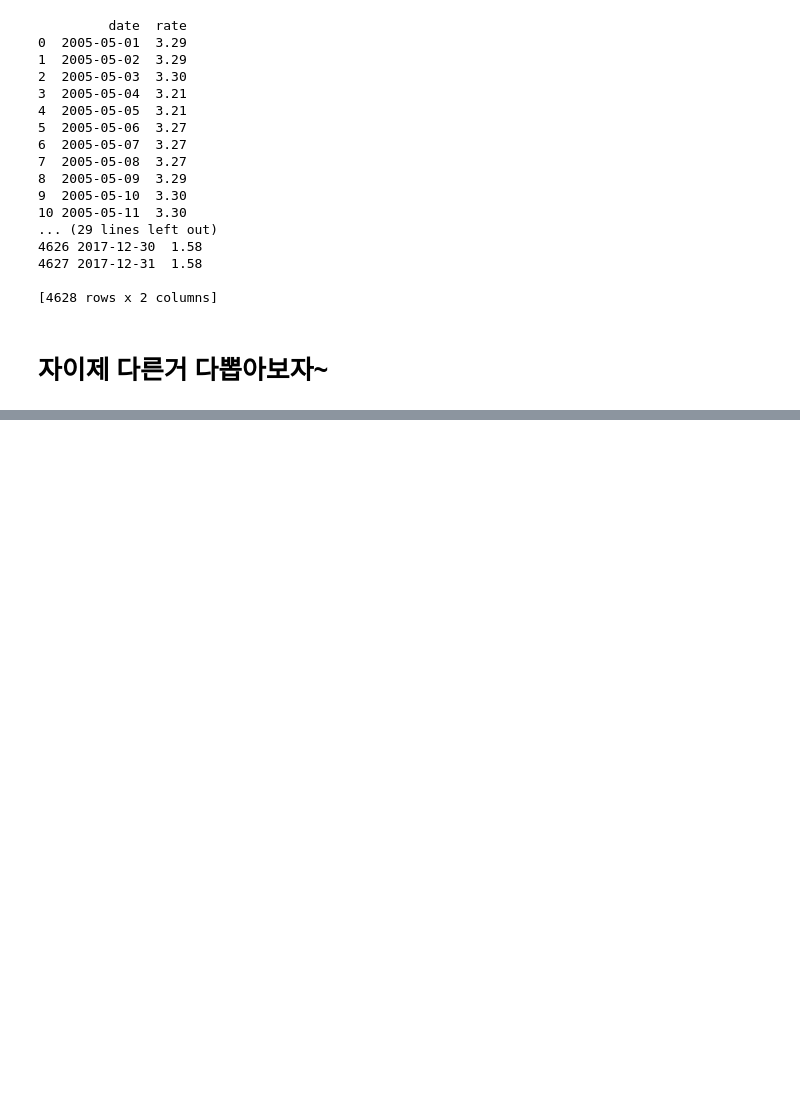
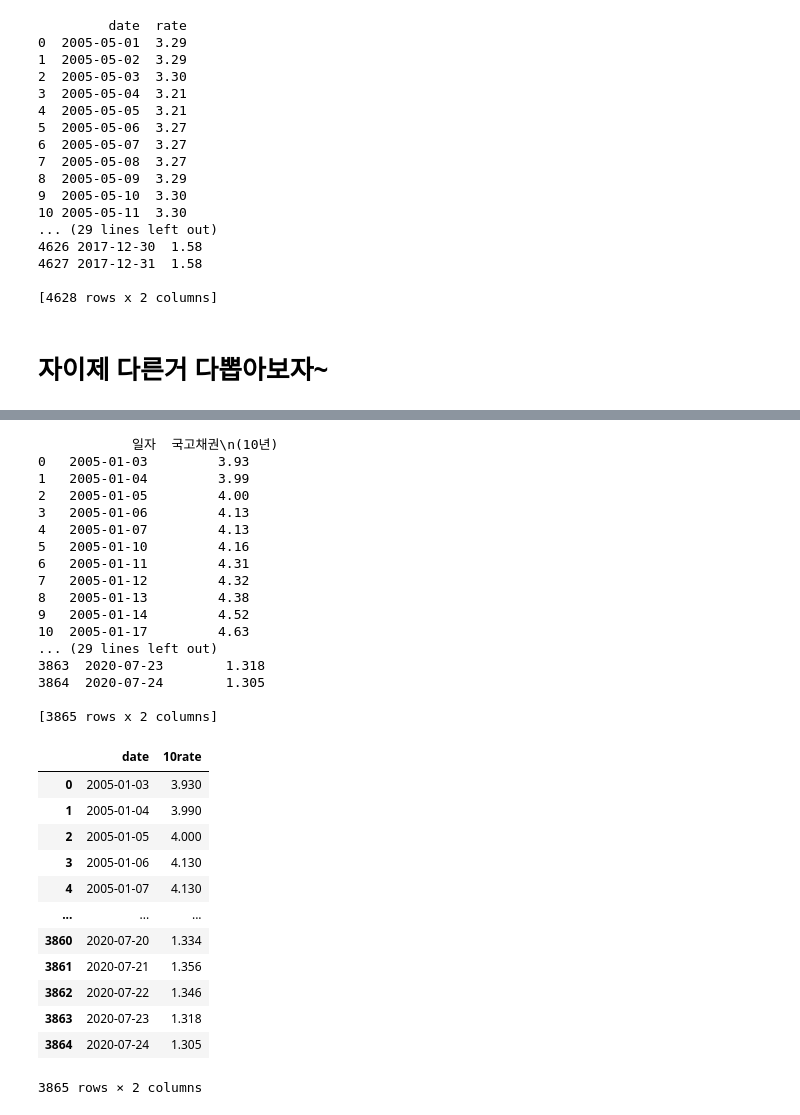
Before and after one commit to dohyun-kim92/TIL, a Jupyter notebook: 결측값_전처리_ing.ipynb, the cells around one changed output, grey strips where cells are left out. Drawn from its saved outputs; the diff is of its cells as text; code cells hidden in the pictures; blank space fills up the shorter version.

```diff
--- a/결측값_전처리_ing.ipynb
+++ b/결측값_전처리_ing.ipynb
@@ -291,0 +337,43 @@ cb_all.to_json('call_rate_ud.json')
+# %%
+cb = pd.read_json("treasury_10year.json")
+print(cb[:30])                  # 빈날짜 확인
+print(cb)                       # 처음과 끝 확인
+
+# date_len = pd.period_range(cb["date"][0], cb["date"][3778]) # 기간 사이 몇일이 있는지 알려줌
+# len(date_len) # ★★★★★ 5월 1일은 따로 추가해야함
+#               # 확인결과 cb, treasury_10year, treasury_3year가 주말 제외됨
+# cb
+
+cb = cb.rename({'일자':'date' , '국고채권\n(10년)':'rate' }, axis ='columns')
+cb
+# %% [output]
+            일자  국고채권\n(10년)
+0   2005-01-03         3.93
+1   2005-01-04         3.99
+2   2005-01-05         4.00
+3   2005-01-06         4.13
+4   2005-01-07         4.13
+5   2005-01-10         4.16
+6   2005-01-11         4.31
+7   2005-01-12         4.32
+8   2005-01-13         4.38
+9   2005-01-14         4.52
+10  2005-01-17         4.63
+... (29 lines left out)
+3863  2020-07-23        1.318
+3864  2020-07-24        1.305
+
+[3865 rows x 2 columns]
+|  | date | 10rate |
+| 0 | 2005-01-03 | 3.930 |
+| 1 | 2005-01-04 | 3.990 |
+| 2 | 2005-01-05 | 4.000 |
+| 3 | 2005-01-06 | 4.130 |
+| 4 | 2005-01-07 | 4.130 |
+| ... | ... | ... |
+| 3860 | 2020-07-20 | 1.334 |
+| 3861 | 2020-07-21 | 1.356 |
+| 3862 | 2020-07-22 | 1.346 |
+| 3863 | 2020-07-23 | 1.318 |
+| 3864 | 2020-07-24 | 1.305 |
+3865 rows × 2 columns
```
Also changed, not shown: parts of 3 cells of this notebook.
